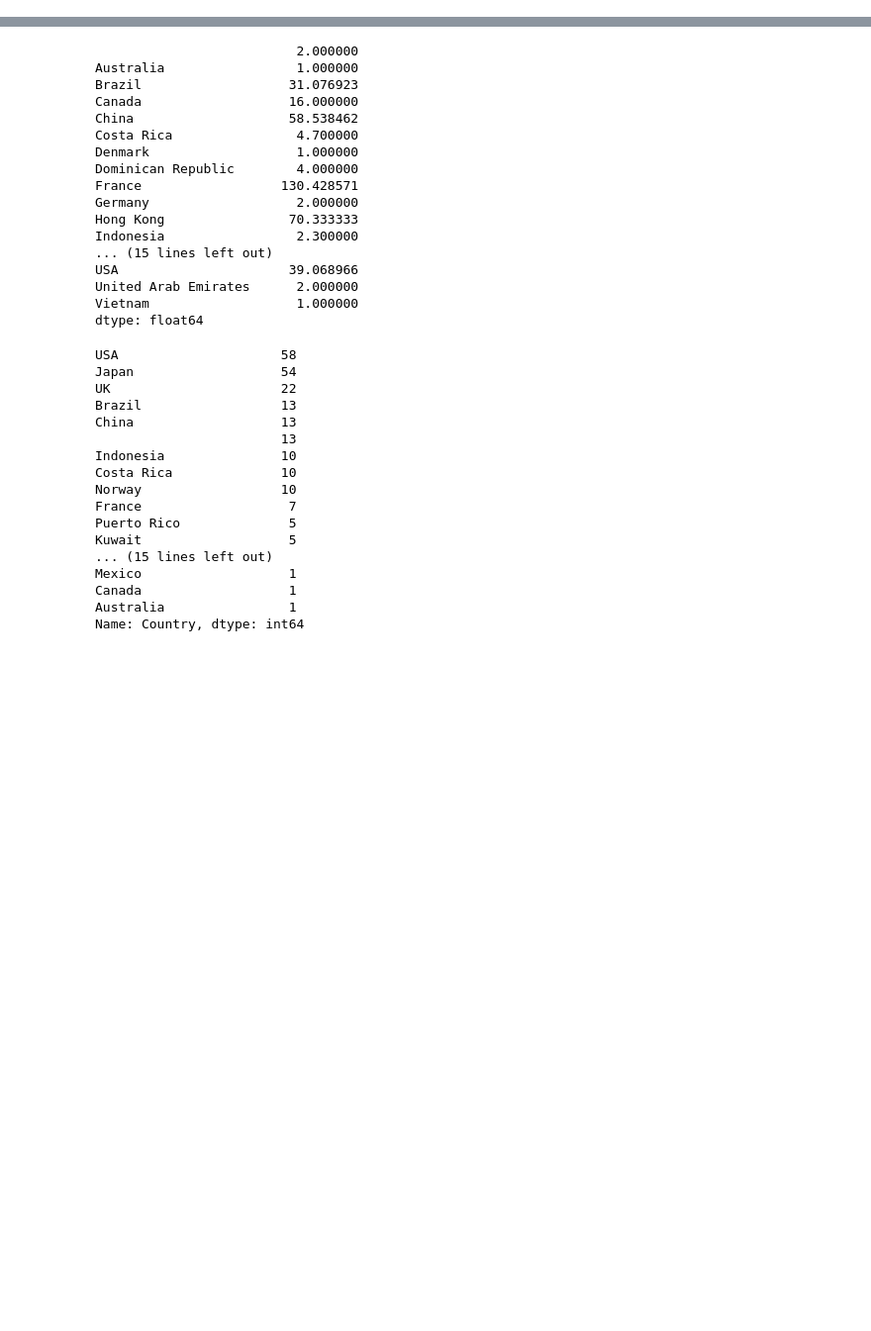
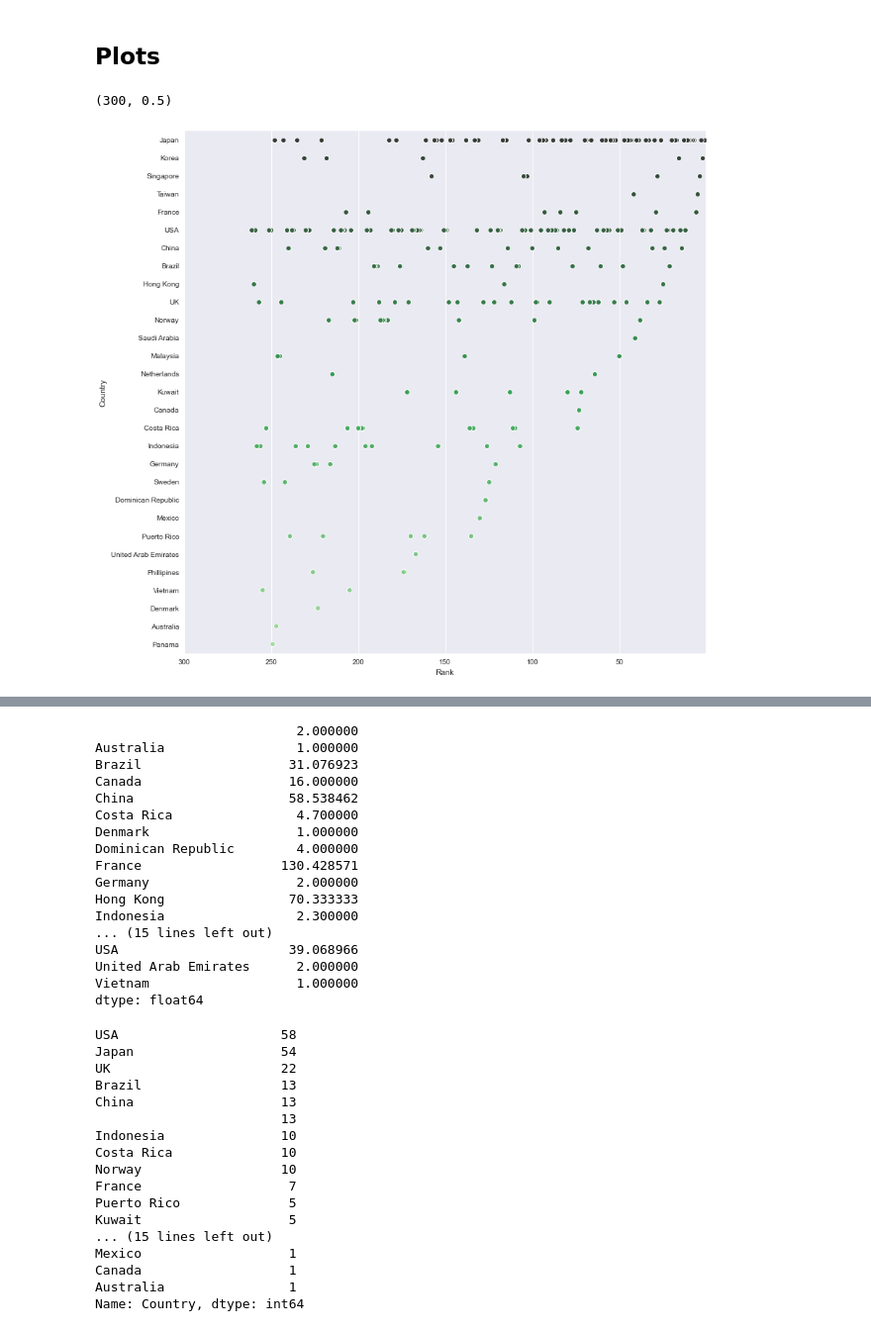
Before and after one commit to meowklaski/CPTAnaly, a Jupyter notebook: Pandas Stuff.ipynb, the cells around one changed output, grey strips where cells are left out. Shown at 99% size. Saved outputs shown, nothing was run; the diff lists cells and outputs as text; code cells hidden in the pictures; blank space fills up the shorter version.

Commit message:
Completed data collection and scrubbing. Player-to-____ mappings complete.
modified:   Pandas Stuff.ipynb
modified:   Scraper.ipynb
modified:   scruber.py

```diff
--- a/Pandas Stuff.ipynb
+++ b/Pandas Stuff.ipynb
@@ -18,3 +20,5 @@ with open('data/player_to_pt.p','rb') as f:
      player_to_pts_dict = cPickle.load(f)
 with open('data/player_to_country.p') as f:
     player_to_cntry_dicts = cPickle.load(f)
+with open('data/player_to_tag.pckl') as f:
+    player_to_tag = cPickle.load(f)
@@ -22,3 +61,4 @@ with open('data/player_to_country.p') as f:
 player_rank = pd.Series(player_to_rank_dict, name='Rank')
 player_pts = pd.Series(player_to_pts_dict, name='Points')
 player_to_cntry = pd.Series(player_to_cntry_dicts, name='Country')
+player_to_tag = pd.Series(player_to_tag, name='Tag')
@@ -25,4 +67,4 @@ player_to_cntry = pd.Series(player_to_cntry_dicts, name='Country')
 # %%
-series_list = [player_pts, player_rank, player_to_cntry]
+series_list = [player_pts, player_rank, player_to_cntry, player_to_tag]
 player_data = dict([(series.name, series) for series in series_list])
 player_data = pd.DataFrame(player_data)
@@ -34,2 +160,11 @@ sns.stripplot(y="Country", x="Rank", data=player_data, palette="Greens_d");
+# %% [markdown]
+## Plots
 # %%
 player_data.sort_values(by="Rank",inplace=True)
+# %%
+fig,ax = plt.subplots(figsize=(13,13))
+sns.stripplot(y="Country", x="Rank", data=player_data[player_data['Country'] != ''], palette="Greens_d");
+ax.set_xlim(300,.5)
+# %% [output]
+(300, 0.5)
+[figure, added]
```
Also changed, not shown: parts of 26 cells of this notebook, 9 other files.
